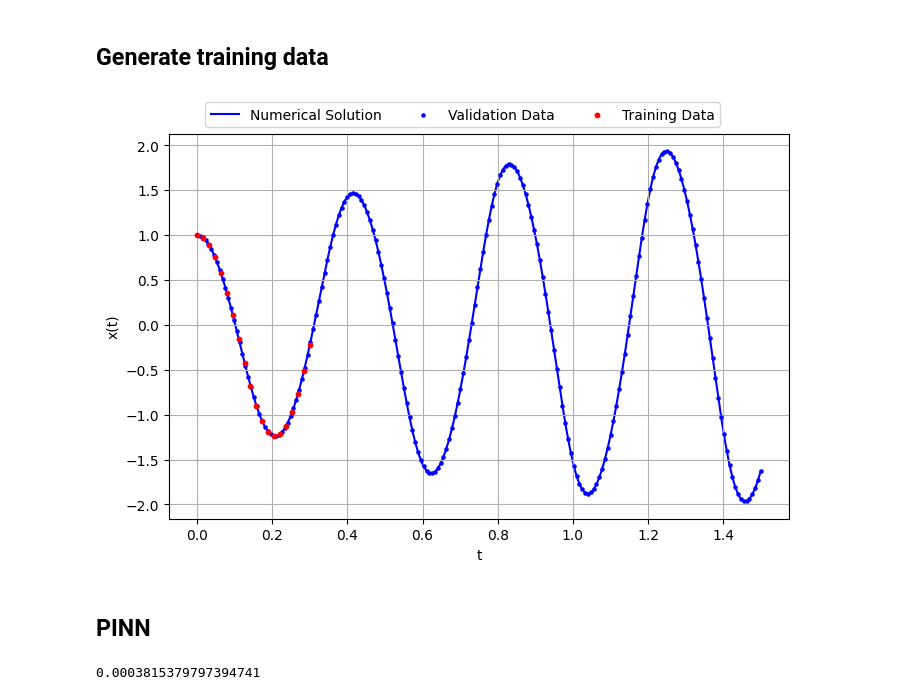
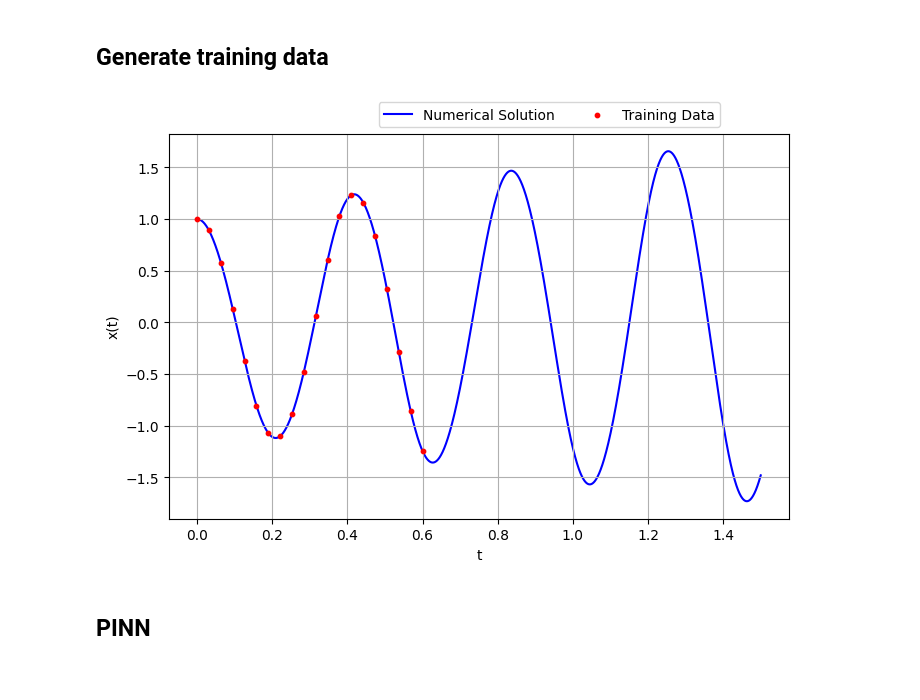
Before and after one commit to Mehdi-Haned/PINNs-Spring2025, a Jupyter notebook: PINNs/PINN.ipynb, the cells around one changed output. Saved outputs shown, nothing was run; the diff lists cells and outputs as text; code cells hidden in the pictures.

```diff
--- a/PINNs/PINN.ipynb
+++ b/PINNs/PINN.ipynb
@@ -14,7 +14,7 @@ torch.manual_seed(125)
 # Parameters and initial conditions
 X0 = [1, 0]
 w0 = 15
-mu = 0.2
+mu = 0.1
 
 # time domain
 ti = 0
@@ -23,7 +23,9 @@ N  = 10_000
 
 t = torch.linspace(ti, tf, N).view(-1,1)
 
-def F(u, v, t):
+def F(u, v, t, params):
+    w0 = params[0]
+    mu = params[1]
     return w0*mu*(1-u**2)*v - w0**2*u
 
 def E(u, v, t):
@@ -33,42 +35,41 @@ E0 = E(X0[0], X0[1], ti)
 
 # Numerical Solution
 def ODE(X, t):
-    dXdt = [X[1], F(X[0], X[1], t)]
+    dXdt = [X[1], F(X[0], X[1], t, (w0, mu))]
     return dXdt
 
 solution = torch.from_numpy(odeint(ODE, X0, t.numpy().flatten())).view(-1,2)
 x1       = solution[:,0]
 x2       = solution[:,1]
 x1_max   = torch.abs(x1).max().item()
 x2_max   = torch.abs(x2).max().item()
 
 # solution.dtype = np.double
 
 # Pick points for training
 N_training = 20
-t_data     = torch.linspace(ti, 0.3, N_training).view(-1,1)
+t_data     = torch.linspace(ti, 0.4*tf, N_training).view(-1,1)
 training_data = solution[torch.searchsorted(t.flatten(), t_data.flatten()), :]
 x1_data       = training_data[:,0].view(-1,1)
 x2_data       = training_data[:,1].view(-1,1)
 
 # Pick a few points for validation
 N_validation = 200
 t_val        = torch.linspace(ti*1.1, tf, N_validation).view(-1,1)
 validation_data = solution[torch.searchsorted(t.flatten(), t_val.flatten()), :]
 x1_val          = validation_data[:,0].view(-1,1)
 x2_val          = validation_data[:,1].view(-1,1)
 
 fig, ax = plt.subplots(figsize=(8, 5))
 ax.plot(t, x1, label='Numerical Solution', color='blue', zorder=1)
-ax.scatter(t_val, x1_val, color='blue', label='Validation Data', s=5, zorder=2)
 ax.scatter(t_data, x1_data, color='red', label='Training Data', s=10, zorder=3)
 ax.set_xlabel('t')
 ax.set_ylabel('x(t)')
 plt.legend(ncol=3, bbox_to_anchor=(0.9, 1.1))
 plt.grid()
 plt.show()
 # %% [output]
-[figure, old version]
+[figure, new version]
 # %% [markdown]
 ## PINN
 # %%
@@ -108,10 +102,6 @@ def plot_result(
 
     plt.tight_layout()
     plt.axis("on")
-# %%
-5e-2 * (0.85)**30
-# %% [output]
-0.0003815379797394741
 # %%
 # Define Neural Network Structure
 
```
Also changed, not shown: parts of 7 cells of this notebook, 2 other files.
